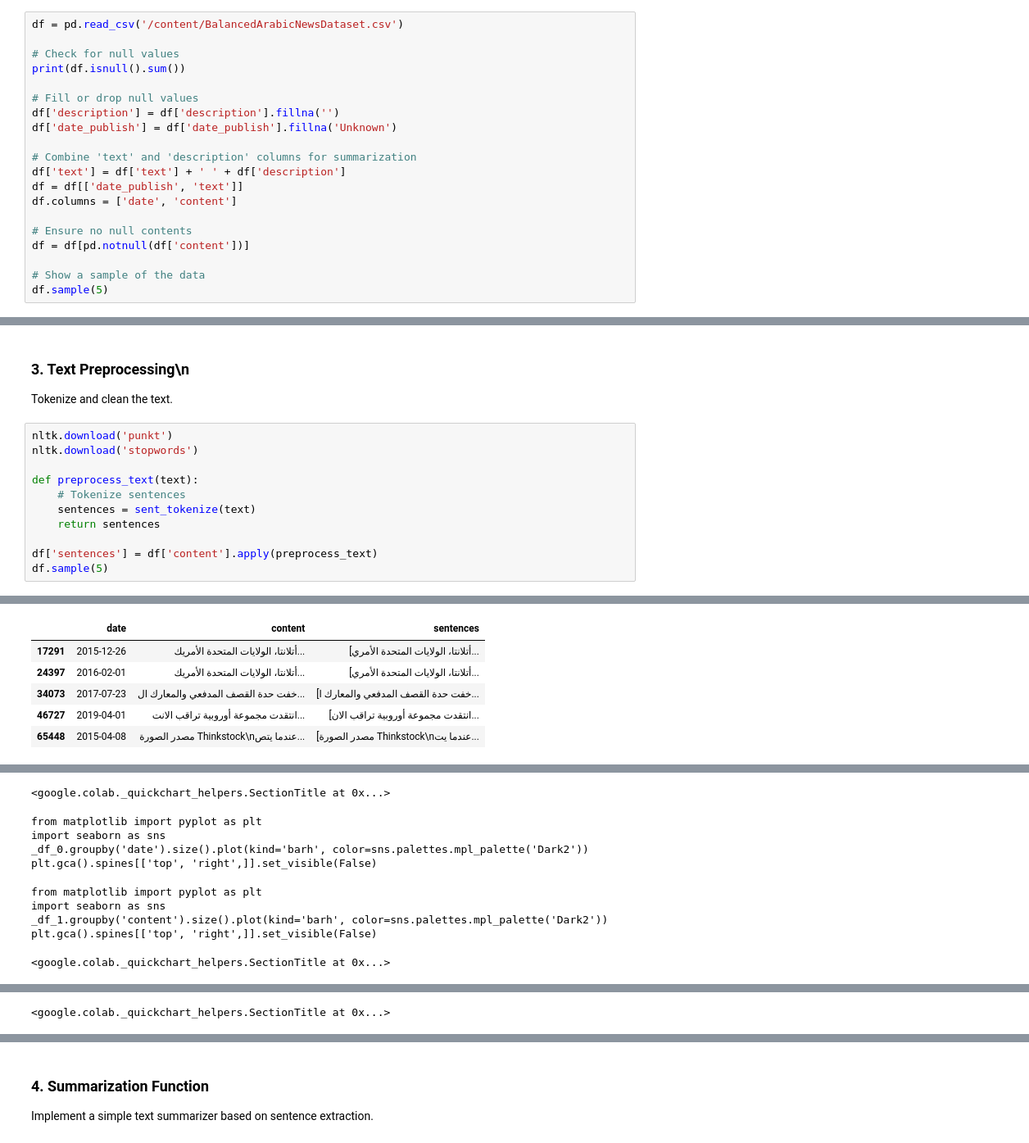
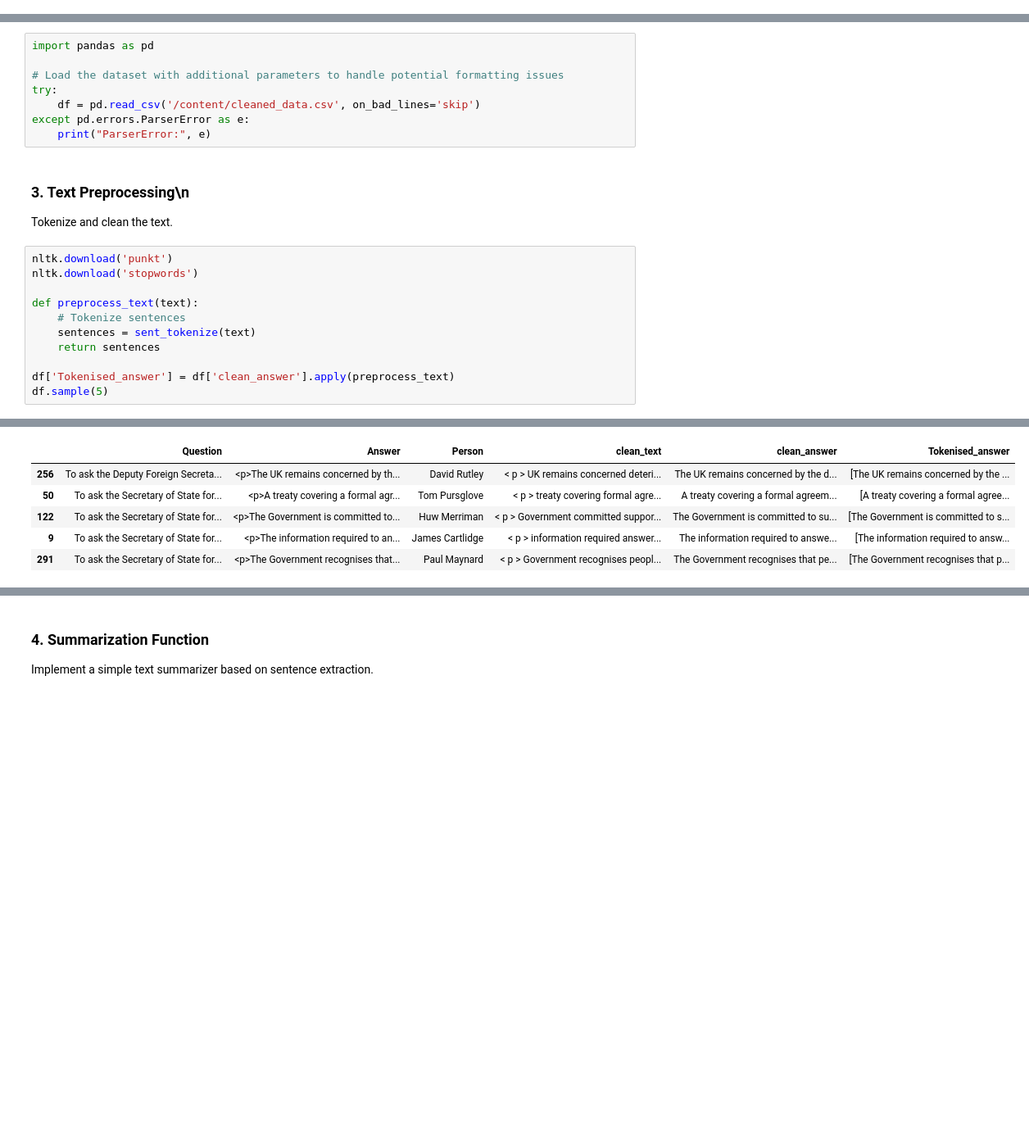
Before and after one commit to hannaschmueck/Session1_Visualisation_and_Summarisation, a Jupyter notebook: NoteBooks/4_Text_Summariser.ipynb, the cells around one changed output, grey strips where cells are left out. Shown at 82% size. Saved outputs shown, nothing was run; the diff lists cells and outputs as text; blank space fills up the shorter version.

```diff
--- a/NoteBooks/4_Text_Summariser.ipynb
+++ b/NoteBooks/4_Text_Summariser.ipynb
@@ -30,23 +30,3 @@ from nltk.tokenize import word_tokenize, sent_tokenize
 # %% [markdown]
 ### 2. Load Data
 Load your dataset into a DataFrame.
-# %%
-df = pd.read_csv('/content/BalancedArabicNewsDataset.csv')
-
-# Check for null values
-print(df.isnull().sum())
-
-# Fill or drop null values
-df['description'] = df['description'].fillna('')
-df['date_publish'] = df['date_publish'].fillna('Unknown')
-
-# Combine 'text' and 'description' columns for summarization
-df['text'] = df['text'] + ' ' + df['description']
-df = df[['date_publish', 'text']]
-df.columns = ['date', 'content']
-
-# Ensure no null contents
-df = df[pd.notnull(df['content'])]
-
-# Show a sample of the data
-df.sample(5)
@@ -71,3 +33,11 @@ dtype: int64
+# %%
+import pandas as pd
+
+# Load the dataset with additional parameters to handle potential formatting issues
+try:
+    df = pd.read_csv('/content/cleaned_data.csv', on_bad_lines='skip')
+except pd.errors.ParserError as e:
+    print("ParserError:", e)
 # %% [markdown]
 ### 3. Text Preprocessing\n
 Tokenize and clean the text.
@@ -80,7 +50,7 @@ def preprocess_text(text):
     sentences = sent_tokenize(text)
     return sentences
 
-df['sentences'] = df['content'].apply(preprocess_text)
+df['Tokenised_answer'] = df['clean_answer'].apply(preprocess_text)
 df.sample(5)
 # %% [output]
 [nltk_data] Downloading package punkt to /root/nltk_data...
@@ -90,6 +60,6 @@ df.sample(5)
-|  | date | content | sentences |
-| 17291 | 2015-12-26 | أتلانتا، الولايات المتحدة الأمريك... | [أتلانتا، الولايات المتحدة الأمري... |
-| 24397 | 2016-02-01 | أتلانتا، الولايات المتحدة الأمريك... | [أتلانتا، الولايات المتحدة الأمري... |
-| 34073 | 2017-07-23 | خفت حدة القصف المدفعي والمعارك ال... | [خفت حدة القصف المدفعي والمعارك ا... |
-| 46727 | 2019-04-01 | انتقدت مجموعة أوروبية تراقب الانت... | [انتقدت مجموعة أوروبية تراقب الان... |
-| 65448 | 2015-04-08 | مصدر الصورة Thinkstock\nعندما يتص... | [مصدر الصورة Thinkstock\nعندما يت... |
+|  | Question | Answer | Person | clean_text | clean_answer | Tokenised_answer |
+| 256 | To ask the Deputy Foreign Secreta... | <p>The UK remains concerned by th... | David Rutley | < p > UK remains concerned deteri... | The UK remains concerned by the d... | [The UK remains concerned by the ... |
+| 50 | To ask the Secretary of State for... | <p>A treaty covering a formal agr... | Tom Pursglove | < p > treaty covering formal agre... | A treaty covering a formal agreem... | [A treaty covering a formal agree... |
+| 122 | To ask the Secretary of State for... | <p>The Government is committed to... | Huw Merriman | < p > Government committed suppor... | The Government is committed to su... | [The Government is committed to s... |
+| 9 | To ask the Secretary of State for... | <p>The information required to an... | James Cartlidge | < p > information required answer... | The information required to answe... | [The information required to answ... |
+| 291 | To ask the Secretary of State for... | <p>The Government recognises that... | Paul Maynard | < p > Government recognises peopl... | The Government recognises that pe... | [The Government recognises that p... |
@@ -97,10 +65,0 @@ WARNING:root:Quickchart encountered unexpected dtypes in columns: "(['sentences'
-<google.colab._quickchart_helpers.SectionTitle at 0x...>
-from matplotlib import pyplot as plt
-import seaborn as sns
-_df_0.groupby('date').size().plot(kind='barh', color=sns.palettes.mpl_palette('Dark2'))
-plt.gca().spines[['top', 'right',]].set_visible(False)
-from matplotlib import pyplot as plt
-import seaborn as sns
-_df_1.groupby('content').size().plot(kind='barh', color=sns.palettes.mpl_palette('Dark2'))
-plt.gca().spines[['top', 'right',]].set_visible(False)
-<google.colab._quickchart_helpers.SectionTitle at 0x...>
@@ -141 +65,0 @@ _ = plt.ylabel('count()')
-<google.colab._quickchart_helpers.SectionTitle at 0x...>
```
Also changed, not shown: parts of 25 cells of this notebook.
